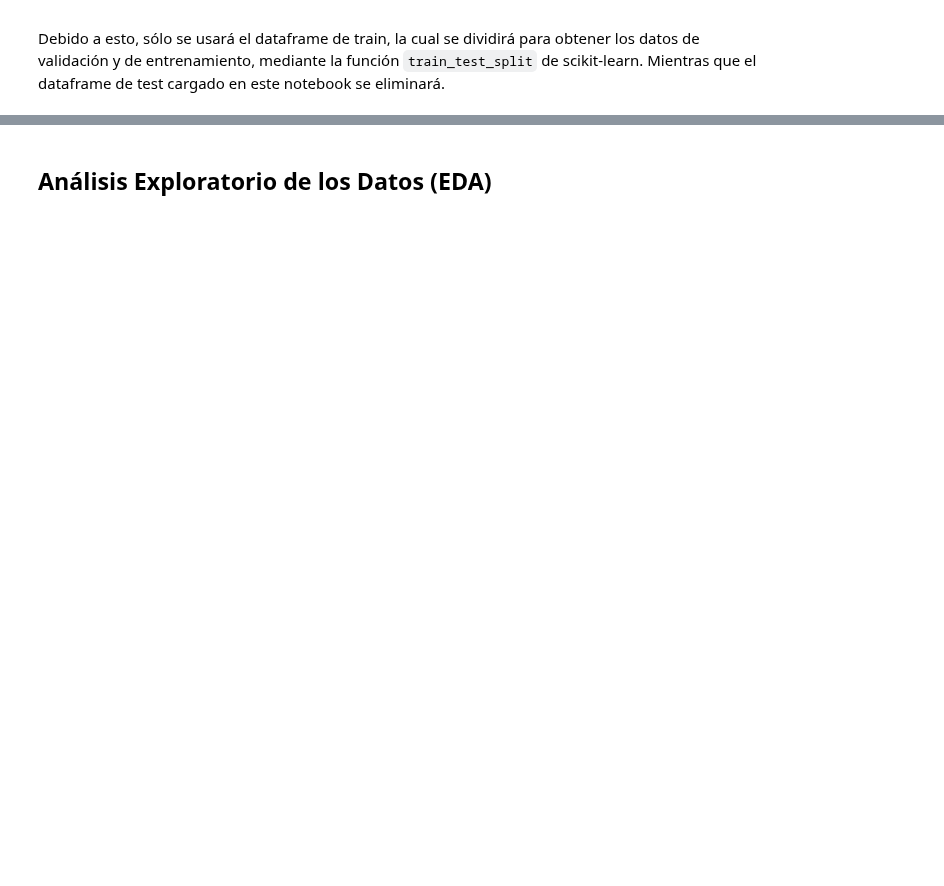
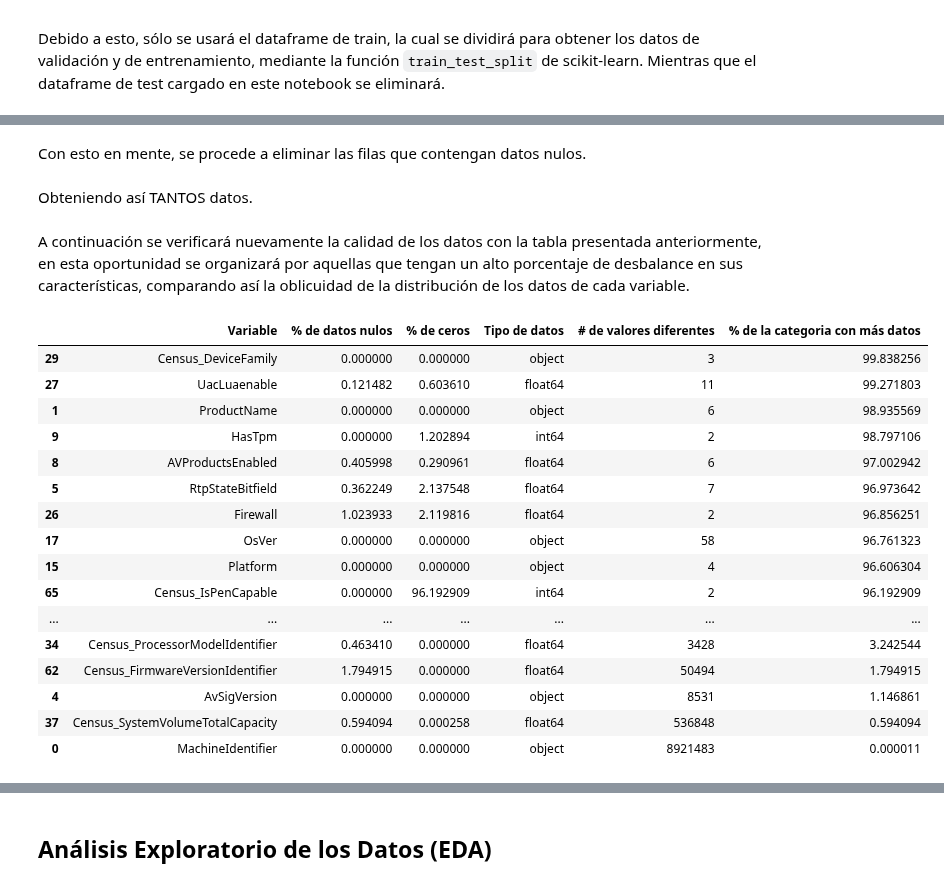
Before and after one commit to andresenrique08/ML_2020, a Jupyter notebook: Proyecto_Malware/Malware_v1.ipynb, the cells around one changed output, grey strips where cells are left out. Cells and saved outputs as stored; diff of their text form; code cells hidden in the pictures; blank space fills up the shorter version.

```diff
--- a/Proyecto_Malware/Malware_v1.ipynb
+++ b/Proyecto_Malware/Malware_v1.ipynb
@@ -161,0 +178,8 @@ Name: PuaMode, dtype: int64
+# %%
+A_eliminar1 = ['PuaMode','Census_ProcessorClass','DefaultBrowsersIdentifier','Census_ThresholdOptIn','Census_IsWIMBootEnabled','SMode','Census_IsFlightingInternal'
+        ,'Census_IsFlightsDisabled','Census_IsVirtualDevice','Census_IsPortableOperatingSystem','IsBeta','IsSxsPassiveMode','AutoSampleOptIn'
+        ,'Census_InternalBatteryType','SmartScreen','OrganizationIdentifier']
+for rem in A_eliminar1:
+  train = train.drop(rem, axis=1)
+# %%
+train = train.drop(['Census_IsFlightingInternal'], axis=1)
@@ -161,0 +192,6 @@ Name: PuaMode, dtype: int64
+# %% [markdown]
+Con esto en mente, se procede a eliminar las filas que contengan datos nulos.
+# %%
+train = train.dropna()
+# %% [markdown]
+Obteniendo así TANTOS datos.
@@ -161,0 +200,24 @@ Name: PuaMode, dtype: int64
+# %% [markdown]
+A continuación se verificará nuevamente la calidad de los datos con la tabla presentada anteriormente, en esta oportunidad se organizará por aquellas que tengan un alto porcentaje de desbalance en sus características, comparando así la oblicuidad de la distribución de los datos de cada variable.
+# %%
+stats_train = mytable(train)
+stats_train = stats_train.sort_values(by=['% de la categoria con más datos'], ascending = False)
+stats_train
+# %% [output]
+|  | Variable | % de datos nulos | % de ceros | Tipo de datos | # de valores diferentes | % de la categoria con más datos |
+| 29 | Census_DeviceFamily | 0.000000 | 0.000000 | object | 3 | 99.838256 |
+| 27 | UacLuaenable | 0.121482 | 0.603610 | float64 | 11 | 99.271803 |
+| 1 | ProductName | 0.000000 | 0.000000 | object | 6 | 98.935569 |
+| 9 | HasTpm | 0.000000 | 1.202894 | int64 | 2 | 98.797106 |
+| 8 | AVProductsEnabled | 0.405998 | 0.290961 | float64 | 6 | 97.002942 |
+| 5 | RtpStateBitfield | 0.362249 | 2.137548 | float64 | 7 | 96.973642 |
+| 26 | Firewall | 1.023933 | 2.119816 | float64 | 2 | 96.856251 |
+| 17 | OsVer | 0.000000 | 0.000000 | object | 58 | 96.761323 |
+| 15 | Platform | 0.000000 | 0.000000 | object | 4 | 96.606304 |
+| 65 | Census_IsPenCapable | 0.000000 | 96.192909 | int64 | 2 | 96.192909 |
+| ... | ... | ... | ... | ... | ... | ... |
+| 34 | Census_ProcessorModelIdentifier | 0.463410 | 0.000000 | float64 | 3428 | 3.242544 |
+| 62 | Census_FirmwareVersionIdentifier | 1.794915 | 0.000000 | float64 | 50494 | 1.794915 |
+| 4 | AvSigVersion | 0.000000 | 0.000000 | object | 8531 | 1.146861 |
+| 37 | Census_SystemVolumeTotalCapacity | 0.594094 | 0.000258 | float64 | 536848 | 0.594094 |
+| 0 | MachineIdentifier | 0.000000 | 0.000000 | object | 8921483 | 0.000011 |
```
Also changed, not shown: parts of 15 cells of this notebook.
